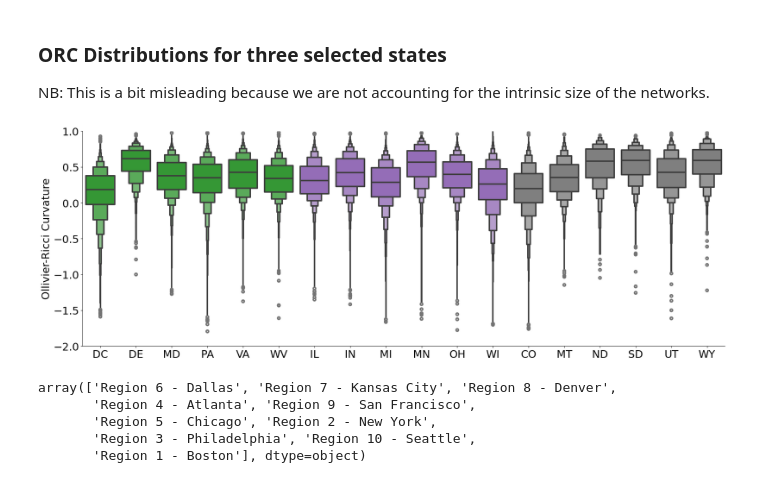
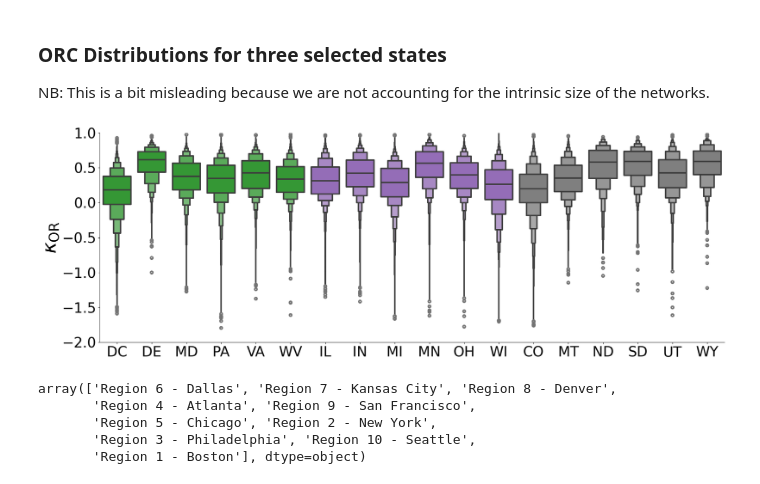
Before and after one commit to aidos-lab/apparent, a Jupyter notebook: notebooks/visualization.ipynb, the cells around one changed output. Cells and saved outputs as stored; diff of their text form; code cells hidden in the pictures.

```diff
--- a/notebooks/visualization.ipynb
+++ b/notebooks/visualization.ipynb
@@ -10,2 +12,2 @@ import pickle
 # %%
-df = pd.read_pickle("../data/2017_US_Networks/all_features.pkl")
+df = pd.read_pickle("../outputs/all_features2.pkl")
@@ -180,7 +192,7 @@ columns_dict
 # %%
 # CHOC Network properties
 choc_hsa = 5218
-choc_network = "../data/2017_US_Networks/santa_ana_graph.pkl"
+choc_network = "../outputs/santa_ana_graph.pkl"
 
 with open(choc_network, "rb") as f:
     G = pickle.load(f)
@@ -351,22 +367,22 @@ NB: This is a bit misleading because we are not accounting for the intrinsic siz
 # %%
 selected_regions = [#'Region 1 - Boston',
                     'Region 3 - Philadelphia', 'Region 5 - Chicago', 'Region 8 - Denver']
 fig, ax = plt.subplots(1,1, figsize=(20,7))
 sns.boxenplot(data=df.query("region in @selected_regions")[["hsanum","region","state","OR_0"]].explode("OR_0").sort_values("region"),
               x="state", y="OR_0", hue="region", order=[x for x in ordered_states if x in df.query("region in @selected_regions").state.unique()],
               ax=ax, saturation=0.85, palette=[plt.cm.tab10(2), plt.cm.tab10(4), plt.cm.tab10(7)], legend=False,
               box_kws=dict(lw=3), flier_kws=dict(lw=3), line_kws=dict(linewidth=3),
              )
 sns.despine(fig)
-ax.set_ylabel("Ollivier-Ricci Curvature", fontsize=labelsize + 4)
+ax.set_ylabel(r"$\kappa_{\text{OR}}$", fontsize=labelsize*2 + 4)
 ax.set_xlabel("")
 ax.set_ylim(-2,1)
-ax.set_xticklabels(ax.get_xticklabels(), fontsize=labelsize + 4)
-ax.set_yticklabels(ax.get_yticklabels(), fontsize=labelsize + 4)
+ax.set_xticklabels(ax.get_xticklabels(), fontsize=labelsize*1.4 + 4)
+ax.set_yticklabels(ax.get_yticklabels(), fontsize=labelsize*1.4 + 4)
 plt.tight_layout()
-plt.savefig(f"../figures/orc-selected-regions.pdf", bbox_inches="tight", transparent=True)
+plt.savefig(f"/Users/jeremy.wayland/Desktop/writing/iplsd_physician_networks/figures/orc-selected-regions.pdf", bbox_inches="tight", transparent=True)
 # %% [output]
-[figure, old version]
+[figure, new version]
 # %%
 region_order
 # %% [output]
```
Also changed, not shown: parts of 32 cells of this notebook, 23 other files.
